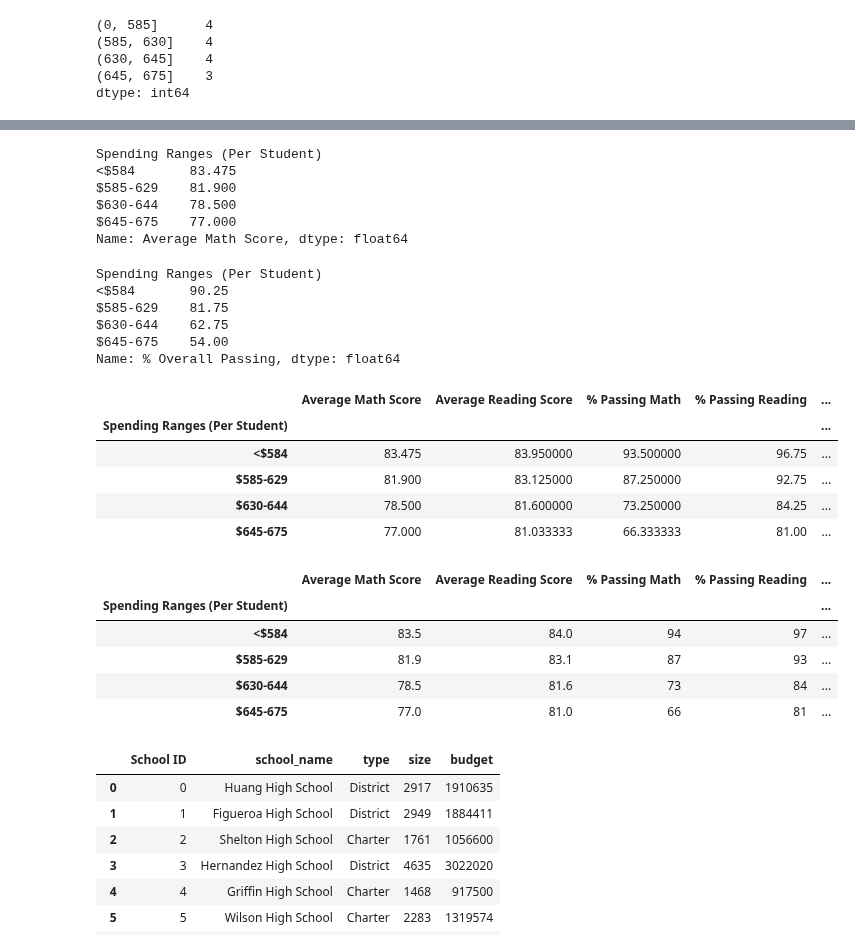
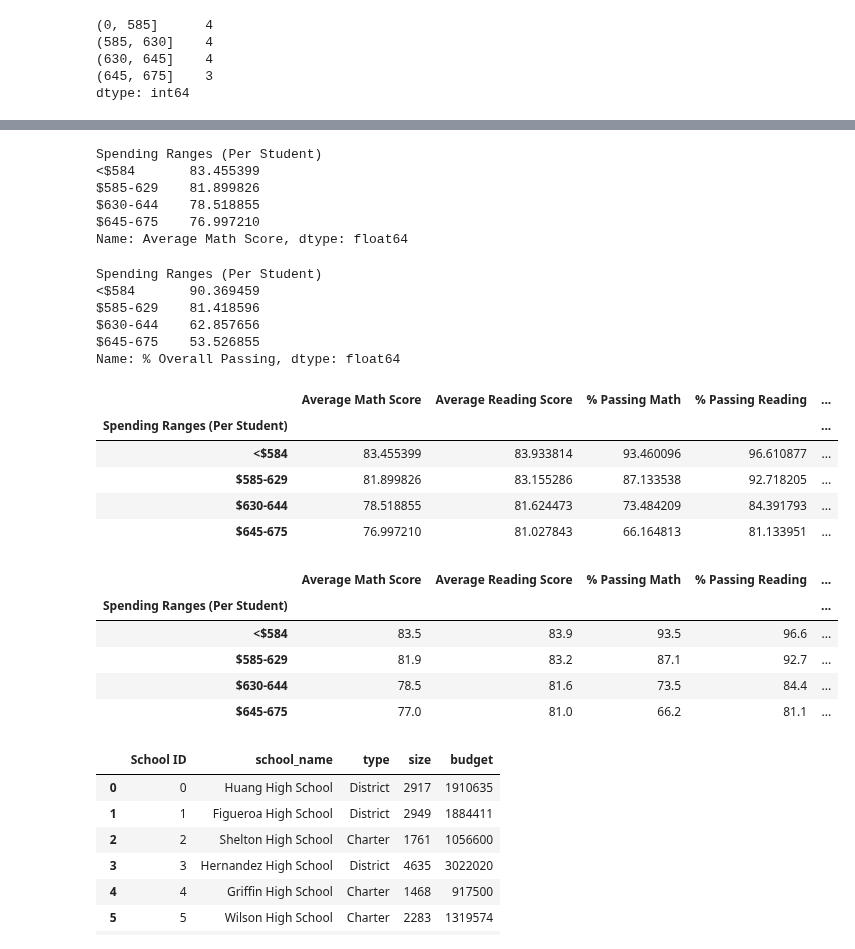
Before and after one commit to cedoula/School_District_Analysis, a Jupyter notebook: PyCitySchools.ipynb, the cells around one changed output, grey strips where cells are left out. Drawn from its saved outputs; the diff is of its cells as text; code cells hidden in the pictures.

```diff
--- a/PyCitySchools.ipynb
+++ b/PyCitySchools.ipynb
@@ -949,11 +958,11 @@ per_school_summary_df.sort_values(["% Overall Passing"], ascending=False).head()
 # %%
 # Format the other columns
-per_school_summary_df["Average Math Score"] = per_school_summary_df["Average Math Score"].map("{:.1f}".format)
+#per_school_summary_df["Average Math Score"] = per_school_summary_df["Average Math Score"].map("{:.1f}".format)
 
-per_school_summary_df["Average Reading Score"] = per_school_summary_df["Average Reading Score"].map("{:.1f}".format)
+#per_school_summary_df["Average Reading Score"] = per_school_summary_df["Average Reading Score"].map("{:.1f}".format)
 
-per_school_summary_df["% Passing Math"] = per_school_summary_df["% Passing Math"].map("{:.0f}".format)
+#per_school_summary_df["% Passing Math"] = per_school_summary_df["% Passing Math"].map("{:.1f}".format)
 
-per_school_summary_df["% Passing Reading"] = per_school_summary_df["% Passing Reading"].map("{:.0f}".format)
+#per_school_summary_df["% Passing Reading"] = per_school_summary_df["% Passing Reading"].map("{:.1f}".format)
 
-per_school_summary_df["% Overall Passing"] = per_school_summary_df["% Overall Passing"].map("{:.0f}".format)
+#per_school_summary_df["% Overall Passing"] = per_school_summary_df["% Overall Passing"].map("{:.1f}".format)
@@ -1364,13 +1376,13 @@ per_school_summary_df.head()
 # %%
-per_school_summary_df["Average Math Score"] = per_school_summary_df["Average Math Score"].astype(float)
+#per_school_summary_df["Average Math Score"] = per_school_summary_df["Average Math Score"].astype(float)
 spending_math_scores = per_school_summary_df.groupby(["Spending Ranges (Per Student)"]).mean()["Average Math Score"]
 spending_math_scores
 # %% [output]
 Spending Ranges (Per Student)
-<$584       83.475
-$585-629    81.900
-$630-644    78.500
-$645-675    77.000
+<$584       83.455399
+$585-629    81.899826
+$630-644    78.518855
+$645-675    76.997210
 Name: Average Math Score, dtype: float64
 # %%
 # Convert Series and Group by Spending Ranges
@@ -1389,10 +1401,10 @@ overall_passing_spending = per_school_summary_df.groupby(["Spending Ranges (Per
 overall_passing_spending
 # %% [output]
 Spending Ranges (Per Student)
-<$584       90.25
-$585-629    81.75
-$630-644    62.75
-$645-675    54.00
+<$584       90.369459
+$585-629    81.418596
+$630-644    62.857656
+$645-675    53.526855
 Name: % Overall Passing, dtype: float64
 # %%
 # Assemble into DataFrame.
@@ -1406,26 +1418,26 @@ spending_summary_df
 # %% [output]
 |  | Average Math Score | Average Reading Score | % Passing Math | % Passing Reading | ... |
 | Spending Ranges (Per Student) |  |  |  |  | ... |
-| <$584 | 83.475 | 83.950000 | 93.500000 | 96.75 | ... |
-| $585-629 | 81.900 | 83.125000 | 87.250000 | 92.75 | ... |
-| $630-644 | 78.500 | 81.600000 | 73.250000 | 84.25 | ... |
-| $645-675 | 77.000 | 81.033333 | 66.333333 | 81.00 | ... |
+| <$584 | 83.455399 | 83.933814 | 93.460096 | 96.610877 | ... |
+| $585-629 | 81.899826 | 83.155286 | 87.133538 | 92.718205 | ... |
+| $630-644 | 78.518855 | 81.624473 | 73.484209 | 84.391793 | ... |
+| $645-675 | 76.997210 | 81.027843 | 66.164813 | 81.133951 | ... |
 # %%
 # Formatting
 spending_summary_df["Average Math Score"] = spending_summary_df["Average Math Score"].map("{:.1f}".format)
 spending_summary_df["Average Reading Score"] = spending_summary_df["Average Reading Score"].map("{:.1f}".format)
-spending_summary_df["% Passing Math"] = spending_summary_df["% Passing Math"].map("{:.0f}".format)
-spending_summary_df["% Passing Reading"] = spending_summary_df["% Passing Reading"].map("{:.0f}".format)
-spending_summary_df["% Overall Passing"] = spending_summary_df["% Overall Passing"].map("{:.0f}".format)
+spending_summary_df["% Passing Math"] = spending_summary_df["% Passing Math"].map("{:.1f}".format)
+spending_summary_df["% Passing Reading"] = spending_summary_df["% Passing Reading"].map("{:.1f}".format)
+spending_summary_df["% Overall Passing"] = spending_summary_df["% Overall Passing"].map("{:.1f}".format)
 
 spending_summary_df
 # %% [output]
 |  | Average Math Score | Average Reading Score | % Passing Math | % Passing Reading | ... |
 | Spending Ranges (Per Student) |  |  |  |  | ... |
-| <$584 | 83.5 | 84.0 | 94 | 97 | ... |
-| $585-629 | 81.9 | 83.1 | 87 | 93 | ... |
-| $630-644 | 78.5 | 81.6 | 73 | 84 | ... |
-| $645-675 | 77.0 | 81.0 | 66 | 81 | ... |
+| <$584 | 83.5 | 83.9 | 93.5 | 96.6 | ... |
+| $585-629 | 81.9 | 83.2 | 87.1 | 92.7 | ... |
+| $630-644 | 78.5 | 81.6 | 73.5 | 84.4 | ... |
+| $645-675 | 77.0 | 81.0 | 66.2 | 81.1 | ... |
 # %%
 school_data_df
 # %% [output]
```
Also changed, not shown: parts of 19 cells of this notebook, 13 other files.
